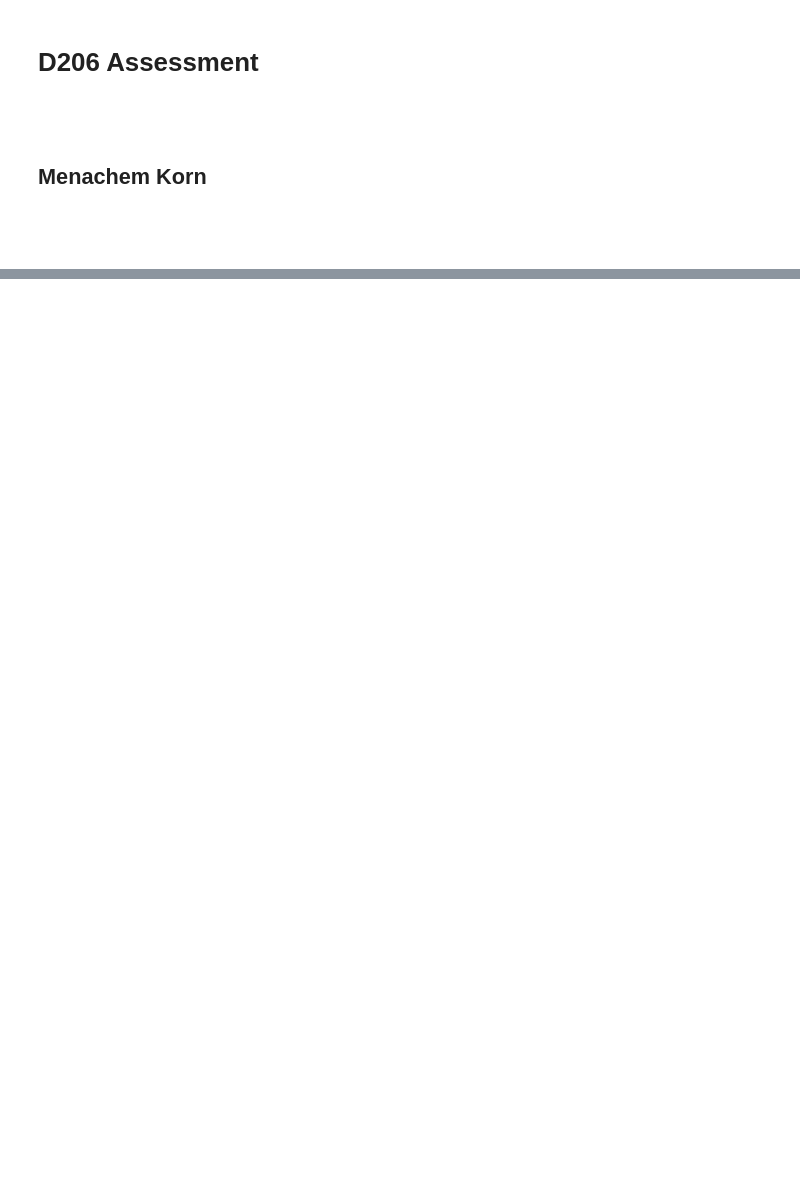
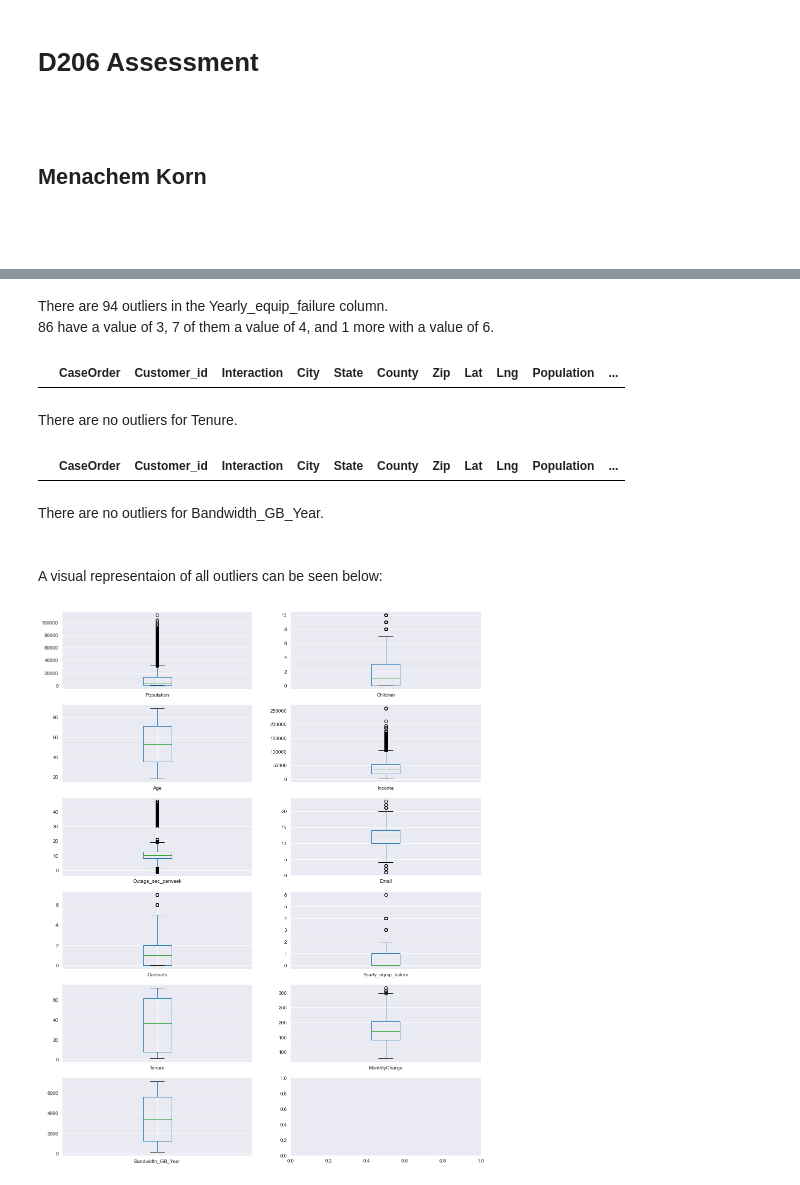
Before and after one commit to codekorn/WGU, a Jupyter notebook: D206/D206 Assignment.ipynb, the cells around one changed output, grey strips where cells are left out. Cells and saved outputs as stored; diff of their text form; code cells hidden in the pictures; blank space fills up the shorter version.

```diff
--- a/D206/D206 Assignment.ipynb
+++ b/D206/D206 Assignment.ipynb
@@ -597,0 +1671,31 @@ df.info()
+# %% [markdown]
+There are 94 outliers in the Yearly_equip_failure column. <br>
+86 have a value of 3, 7 of them a value of 4, and 1 more with a value of 6.
+# %%
+#Tenure
+df[abs(df.Tenure - df.Tenure.mean())/df.Tenure.std() > 3]
+# %% [output]
+|  | CaseOrder | Customer_id | Interaction | City | State | County | Zip | Lat | Lng | Population | ... |
+# %% [markdown]
+There are no outliers for Tenure.
+# %%
+# Bandwidth_GB_Year
+df[abs(df.Bandwidth_GB_Year - df.Bandwidth_GB_Year.mean())/df.Bandwidth_GB_Year.std() > 3]
+# %% [output]
+|  | CaseOrder | Customer_id | Interaction | City | State | County | Zip | Lat | Lng | Population | ... |
+# %% [markdown]
+There are no outliers for Bandwidth_GB_Year.
+<br><br><br>
+A visual representaion of all outliers can be seen below:
+# %%
+# Boxplots for oulier detection
+numerics = ['Population', 'Children', 'Age', 'Income', 'Outage_sec_perweek',
+       'Email', 'Contacts', 'Yearly_equip_failure', 'Tenure', 'MonthlyCharge',
+       'Bandwidth_GB_Year']
+
+sns.set_style('dark')
+fig, axes = plt.subplots(nrows=6, ncols=2, figsize=(15, 20))
+for i in range(11):
+    df.boxplot(numerics[i], ax=axes[i//2, i%2])
+# %% [output]
+[figure, added]
```
Also changed, not shown: parts of 60 cells of this notebook, 3 other files.
